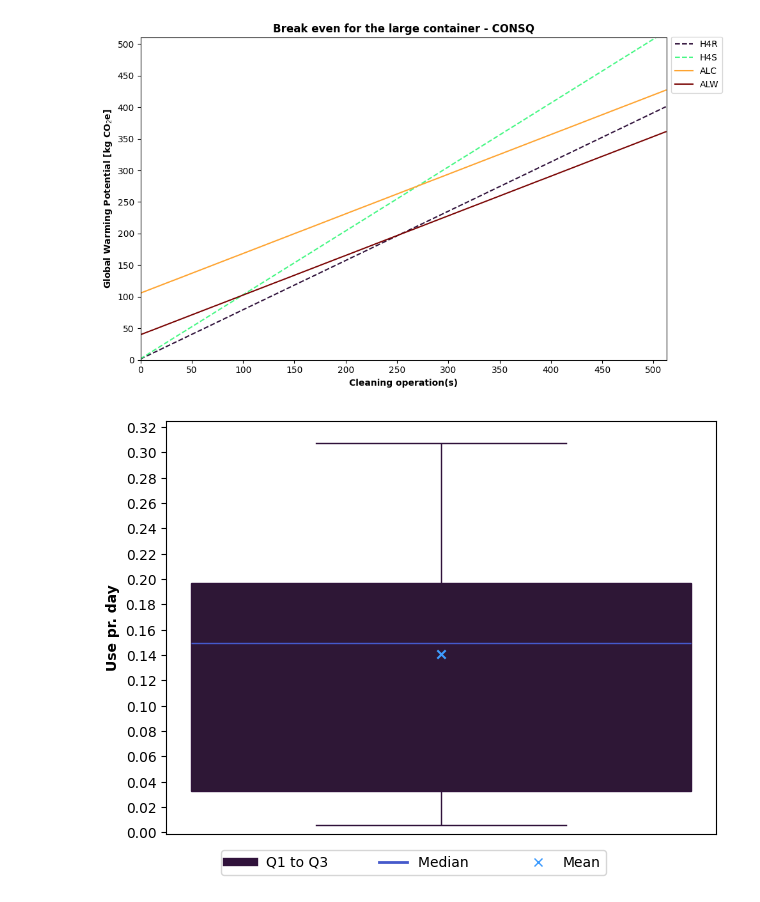
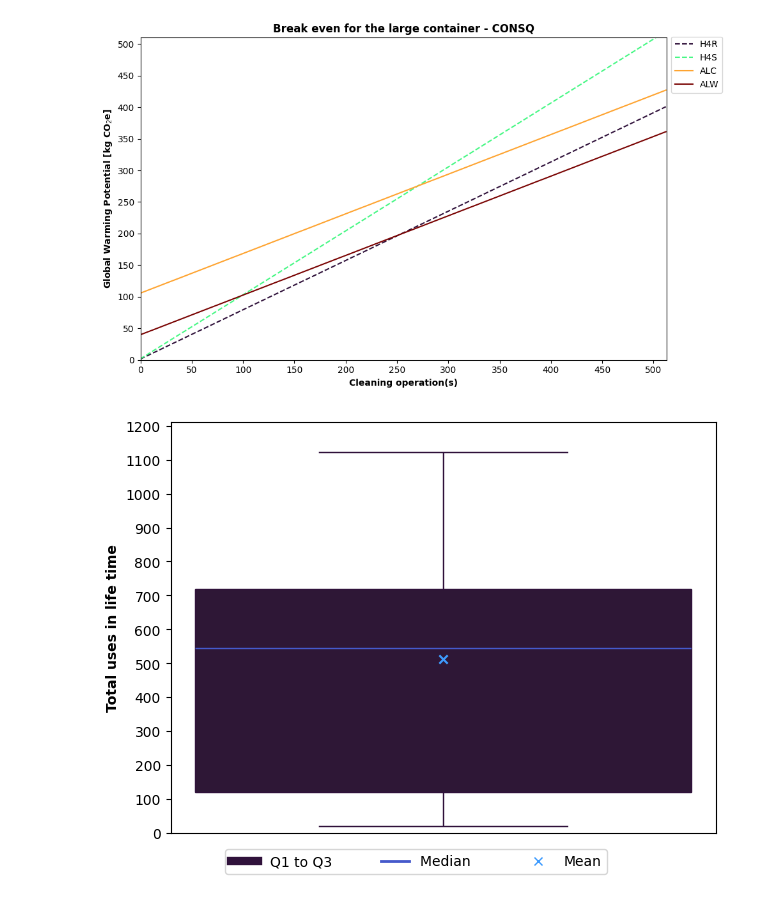
Before and after one commit to RuneWF/Single-use-vs-multi-use-in-health-care, a Jupyter notebook: Brighway/Ofir/Ofir.ipynb, the cells around one changed output. Drawn from its saved outputs; the diff is of its cells as text; code cells hidden in the pictures.

```diff
--- a/Brighway/Ofir/Ofir.ipynb
+++ b/Brighway/Ofir/Ofir.ipynb
@@ -218,18 +278,18 @@ lp.break_even_graph(df_stacked, inputs, plot_controls)
 # %%
 color_Q1_Q3 = 0
 color_median = 1
 color_mean = 2
-plot_label = 'Use pr. day'
+plot_label = 'Total uses in life time'
 save_name = 'alu_container'
 leg_size = 0.7
 y_min = 0
-y_max = 0.32
-ystep = 0.02
+y_max = 1210
+ystep = 100
 
 path_box_plot = r"C:\Users\ruw\Desktop\RA\Single-use-vs-multi-use-in-health-care\Single-use-vs-multi-use-in-health-care\Data\container.xlsx"
 
 plot_structure = [color_Q1_Q3, color_median, color_mean, plot_label, save_name, leg_size, y_min, y_max, ystep]
 
 bp.box_plot(path_box_plot, inputs, plot_structure)
 # %% [output]
-[figure, old version]
+[figure, new version]
```
Also changed, not shown: parts of 5 cells of this notebook, 8 other files.
